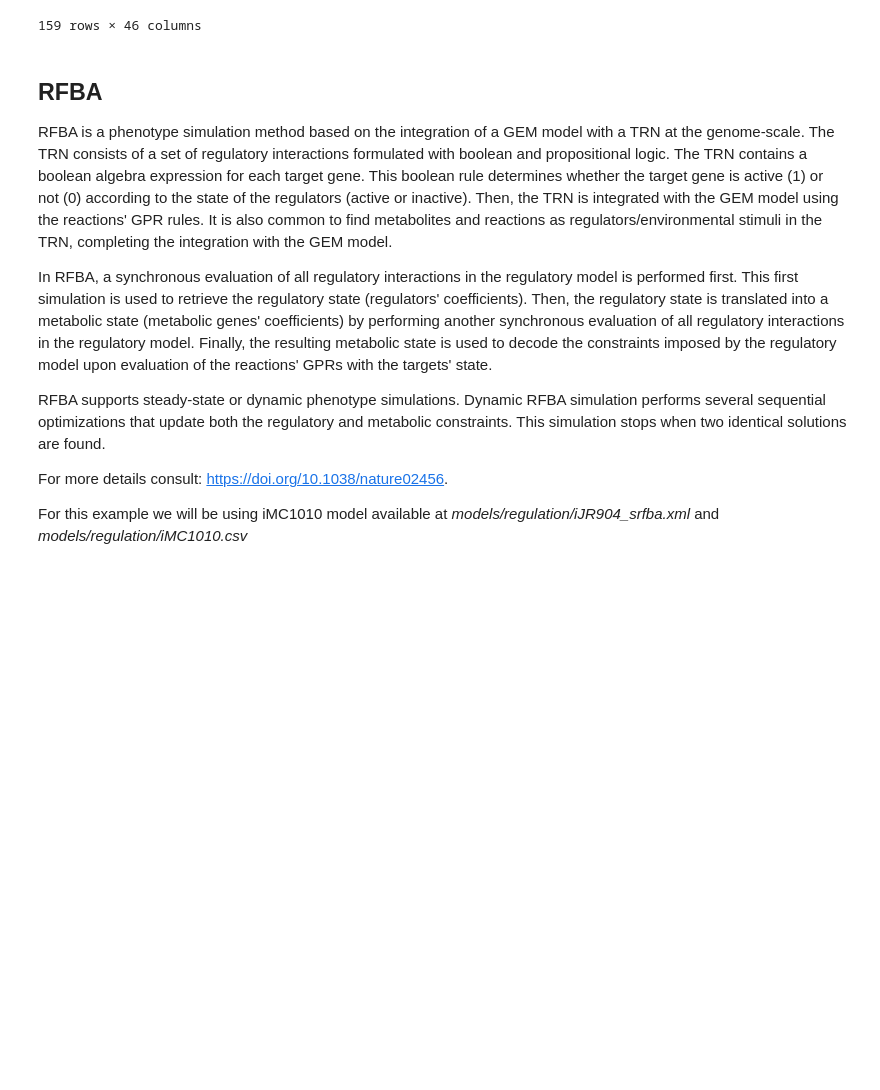
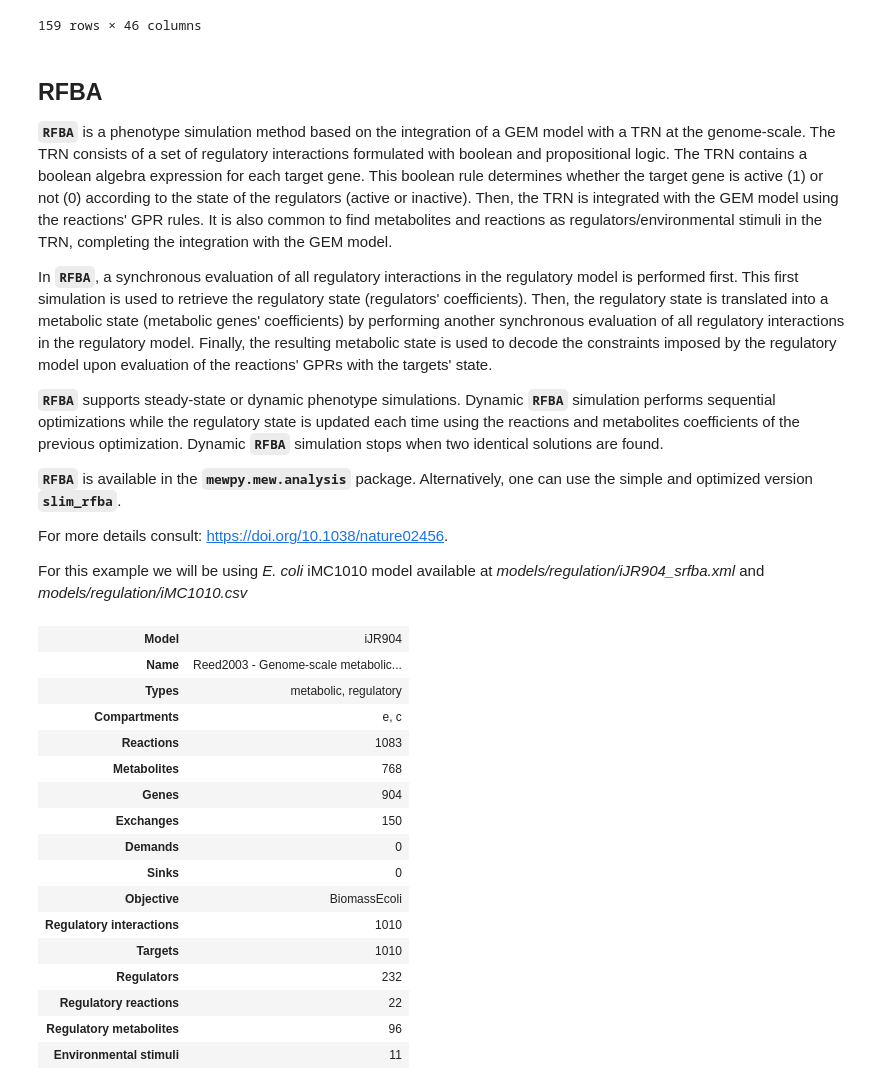
Before and after one commit to BioSystemsUM/MEWpy, a Jupyter notebook: examples/mew_analysis.ipynb, the cells around one changed output. Drawn from its saved outputs; the diff is of its cells as text; code cells hidden in the pictures; blank space fills up the shorter version.

Commit message:
[ADD] finish examples

```diff
--- a/examples/mew_analysis.ipynb
+++ b/examples/mew_analysis.ipynb
@@ -503,12 +490,14 @@ regulatory_truth_table(reg_model)
 159 rows × 46 columns
 # %% [markdown]
 ## RFBA
-RFBA is a phenotype simulation method based on the integration of a GEM model with a TRN at the genome-scale. The TRN consists of a set of regulatory interactions formulated with boolean and propositional logic. The TRN contains a boolean algebra expression for each target gene. This boolean rule determines whether the target gene is active (1) or not (0) according to the state of the regulators (active or inactive). Then, the TRN is integrated with the GEM model using the reactions' GPR rules. It is also common to find metabolites and reactions as regulators/environmental stimuli in the TRN, completing the integration with the GEM model.
+**`RFBA`** is a phenotype simulation method based on the integration of a GEM model with a TRN at the genome-scale. The TRN consists of a set of regulatory interactions formulated with boolean and propositional logic. The TRN contains a boolean algebra expression for each target gene. This boolean rule determines whether the target gene is active (1) or not (0) according to the state of the regulators (active or inactive). Then, the TRN is integrated with the GEM model using the reactions' GPR rules. It is also common to find metabolites and reactions as regulators/environmental stimuli in the TRN, completing the integration with the GEM model.
 
-In RFBA, a synchronous evaluation of all regulatory interactions in the regulatory model is performed first. This first simulation is used to retrieve the regulatory state (regulators' coefficients). Then, the regulatory state is translated into a metabolic state (metabolic genes' coefficients) by performing another synchronous evaluation of all regulatory interactions in the regulatory model. Finally, the resulting metabolic state is used to decode the constraints imposed by the regulatory model upon evaluation of the reactions' GPRs with the targets' state.
+In **`RFBA`**, a synchronous evaluation of all regulatory interactions in the regulatory model is performed first. This first simulation is used to retrieve the regulatory state (regulators' coefficients). Then, the regulatory state is translated into a metabolic state (metabolic genes' coefficients) by performing another synchronous evaluation of all regulatory interactions in the regulatory model. Finally, the resulting metabolic state is used to decode the constraints imposed by the regulatory model upon evaluation of the reactions' GPRs with the targets' state.
 
-RFBA supports steady-state or dynamic phenotype simulations. Dynamic RFBA simulation performs several sequential optimizations that update both the regulatory and metabolic constraints. This simulation stops when two identical solutions are found.
+**`RFBA`** supports steady-state or dynamic phenotype simulations. Dynamic **`RFBA`** simulation performs sequential optimizations while the regulatory state is updated each time using the reactions and metabolites coefficients of the previous optimization. Dynamic **`RFBA`** simulation stops when two identical solutions are found.
+
+**`RFBA`** is available in the **`mewpy.mew.analysis`** package. Alternatively, one can use the simple and optimized version **`slim_rfba`**.
 
 For more details consult: [https://doi.org/10.1038/nature02456](https://doi.org/10.1038/nature02456).
 
-For this example we will be using iMC1010 model available at _models/regulation/iJR904_srfba.xml_ and _models/regulation/iMC1010.csv_
+For this example we will be using _E. coli_ iMC1010 model available at _models/regulation/iJR904_srfba.xml_ and _models/regulation/iMC1010.csv_
@@ -554 +504,27 @@ initial_state = {
+# %%
+# loading model
+model = read_model(imc1010_gem_reader, imc1010_trn_reader)
+
+# objective function
+BIOMASS_ID = 'BiomassEcoli'
+model.objective = {BIOMASS_ID: 1}
+model
+# %% [output]
+| Model | iJR904 |
+| Name | Reed2003 - Genome-scale metabolic... |
+| Types | metabolic, regulatory |
+| Compartments | e, c |
+| Reactions | 1083 |
+| Metabolites | 768 |
+| Genes | 904 |
+| Exchanges | 150 |
+| Demands | 0 |
+| Sinks | 0 |
+| Objective | BiomassEcoli |
+| Regulatory interactions | 1010 |
+| Targets | 1010 |
+| Regulators | 232 |
+| Regulatory reactions | 22 |
+| Regulatory metabolites | 96 |
+| Environmental stimuli | 11 |
 # %% [markdown]
```
Also changed, not shown: parts of 59 cells of this notebook, 4 other files.
